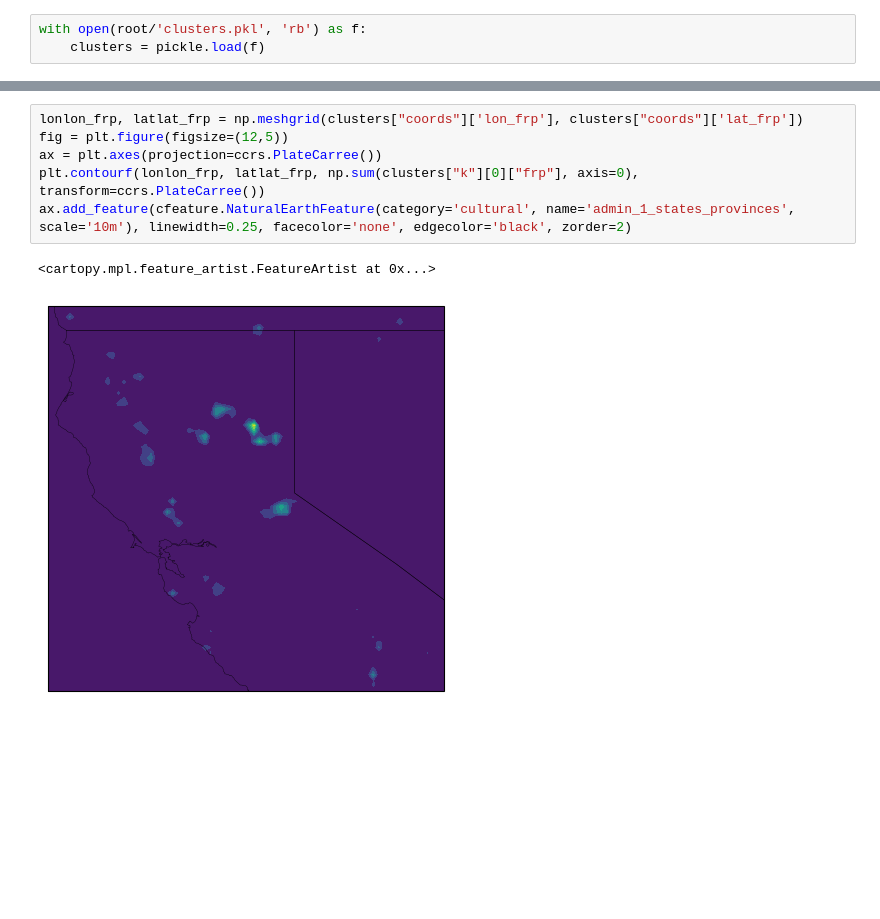
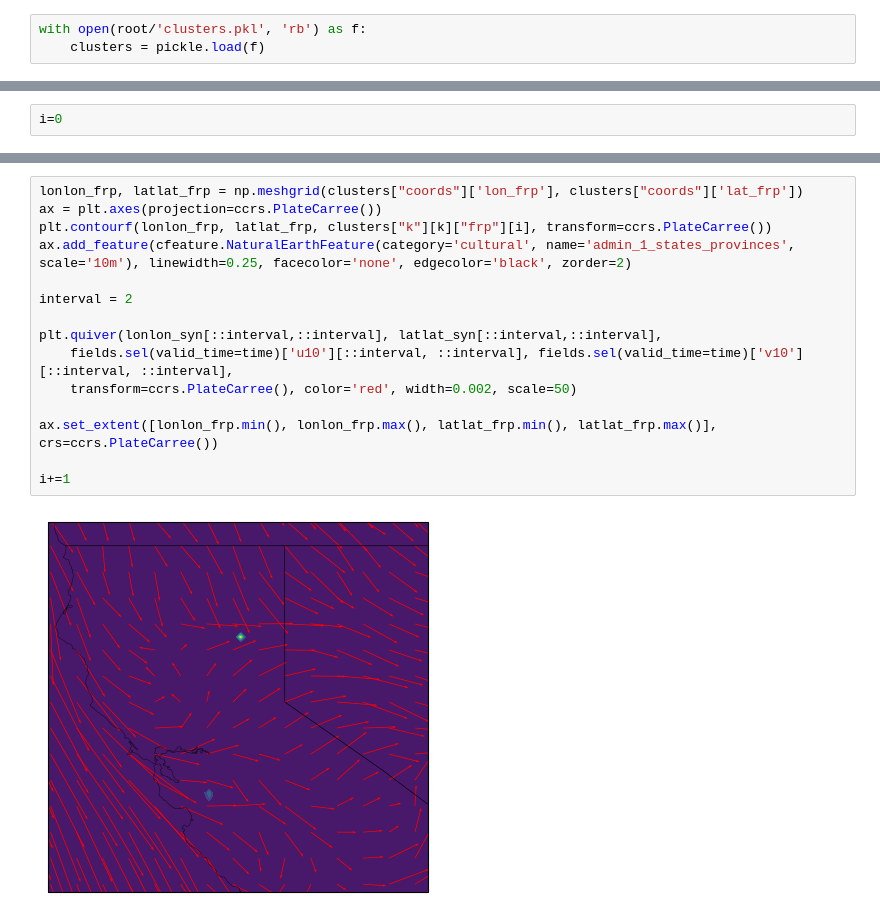
Before and after one commit to aeol1an/NorcalFireRegimes, a Jupyter notebook: analysis.ipynb, the cells around one changed output, grey strips where cells are left out. Drawn from its saved outputs; the diff is of its cells as text; blank space fills up the shorter version.

```diff
--- a/analysis.ipynb
+++ b/analysis.ipynb
@@ -29,0 +34,2 @@ dict_keys(['center', 'full', 'n_cases', 'times', 'frp'])
+# %%
+i=0
@@ -30,9 +78,17 @@ dict_keys(['center', 'full', 'n_cases', 'times', 'frp'])
 # %%
 lonlon_frp, latlat_frp = np.meshgrid(clusters["coords"]['lon_frp'], clusters["coords"]['lat_frp'])
-fig = plt.figure(figsize=(12,5))
 ax = plt.axes(projection=ccrs.PlateCarree())
-plt.contourf(lonlon_frp, latlat_frp, np.sum(clusters["k"][0]["frp"], axis=0), transform=ccrs.PlateCarree())
+plt.contourf(lonlon_frp, latlat_frp, clusters["k"][k]["frp"][i], transform=ccrs.PlateCarree())
 ax.add_feature(cfeature.NaturalEarthFeature(category='cultural', name='admin_1_states_provinces', scale='10m'), linewidth=0.25, facecolor='none', edgecolor='black', zorder=2)
+
+interval = 2
+
+plt.quiver(lonlon_syn[::interval,::interval], latlat_syn[::interval,::interval],
+    fields.sel(valid_time=time)['u10'][::interval, ::interval], fields.sel(valid_time=time)['v10'][::interval, ::interval],
+    transform=ccrs.PlateCarree(), color='red', width=0.002, scale=50)
+
+ax.set_extent([lonlon_frp.min(), lonlon_frp.max(), latlat_frp.min(), latlat_frp.max()], crs=ccrs.PlateCarree())
+
+i+=1
 # %% [output]
-<cartopy.mpl.feature_artist.FeatureArtist at 0x...>
-[figure, old version]
+[figure, new version]
```
Also changed, not shown: parts of 14 cells of this notebook, 2 other files.
